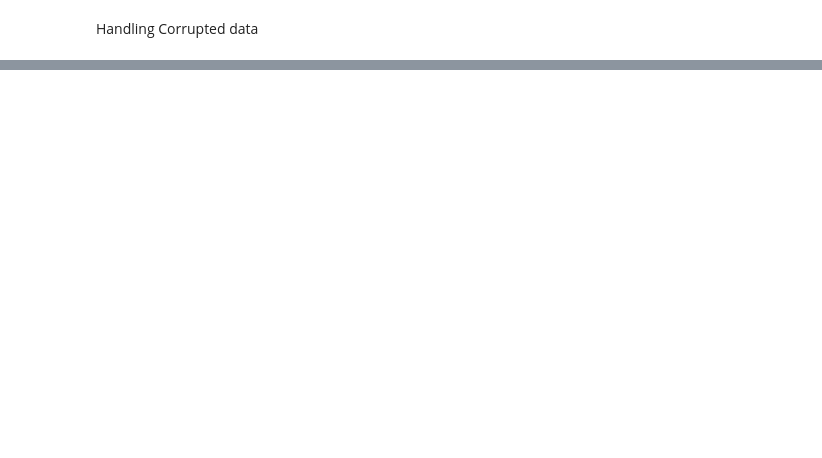
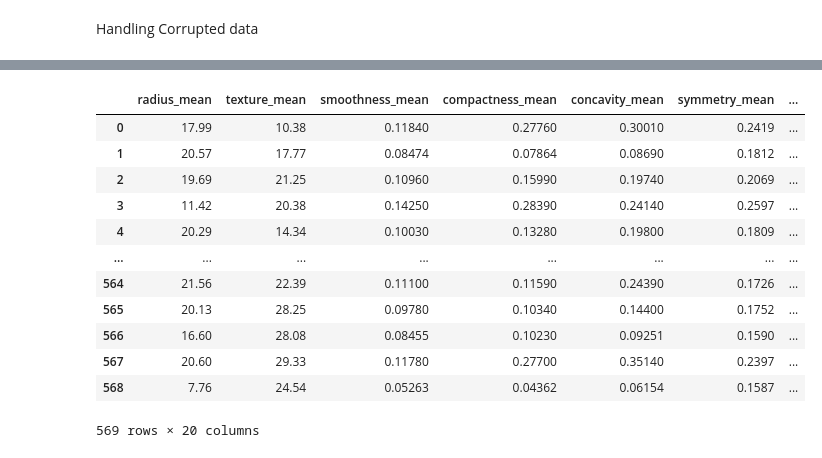
Before and after one commit to Aditya190704/Supervised_Learning_Practice, a Jupyter notebook: Logistic Regression/Breast_Cancer_Detection/BreastCancer.ipynb, the cells around one changed output, grey strips where cells are left out. Saved outputs shown, nothing was run; the diff lists cells and outputs as text; code cells hidden in the pictures; blank space fills up the shorter version.

```diff
--- a/Logistic Regression/Breast_Cancer_Detection/BreastCancer.ipynb
+++ b/Logistic Regression/Breast_Cancer_Detection/BreastCancer.ipynb
@@ -364,0 +289,21 @@ data.loc[data['concave points_worst']==0]
+# %%
+# Creating independent and dependent variable
+
+X = reduced_data[['radius_mean', 'texture_mean', 'smoothness_mean', 'compactness_mean', 'concavity_mean', 'symmetry_mean', 'fractal_dimension_mean', 'radius_se', 'texture_se', 'smoothness_se', 'compactness_se', 'concavity_se', 'concave points_se', 'symmetry_se', 'fractal_dimension_se', 'smoothness_worst', 'compactness_worst', 'concavity_worst', 'symmetry_worst', 'fractal_dimension_worst']]
+y = reduced_data.diagnosis
+# %%
+X
+# %% [output]
+|  | radius_mean | texture_mean | smoothness_mean | compactness_mean | concavity_mean | symmetry_mean | ... |
+| 0 | 17.99 | 10.38 | 0.11840 | 0.27760 | 0.30010 | 0.2419 | ... |
+| 1 | 20.57 | 17.77 | 0.08474 | 0.07864 | 0.08690 | 0.1812 | ... |
+| 2 | 19.69 | 21.25 | 0.10960 | 0.15990 | 0.19740 | 0.2069 | ... |
+| 3 | 11.42 | 20.38 | 0.14250 | 0.28390 | 0.24140 | 0.2597 | ... |
+| 4 | 20.29 | 14.34 | 0.10030 | 0.13280 | 0.19800 | 0.1809 | ... |
+| ... | ... | ... | ... | ... | ... | ... | ... |
+| 564 | 21.56 | 22.39 | 0.11100 | 0.11590 | 0.24390 | 0.1726 | ... |
+| 565 | 20.13 | 28.25 | 0.09780 | 0.10340 | 0.14400 | 0.1752 | ... |
+| 566 | 16.60 | 28.08 | 0.08455 | 0.10230 | 0.09251 | 0.1590 | ... |
+| 567 | 20.60 | 29.33 | 0.11780 | 0.27700 | 0.35140 | 0.2397 | ... |
+| 568 | 7.76 | 24.54 | 0.05263 | 0.04362 | 0.06154 | 0.1587 | ... |
+569 rows × 20 columns
```
Also changed, not shown: parts of 30 cells of this notebook, 1 other file.
